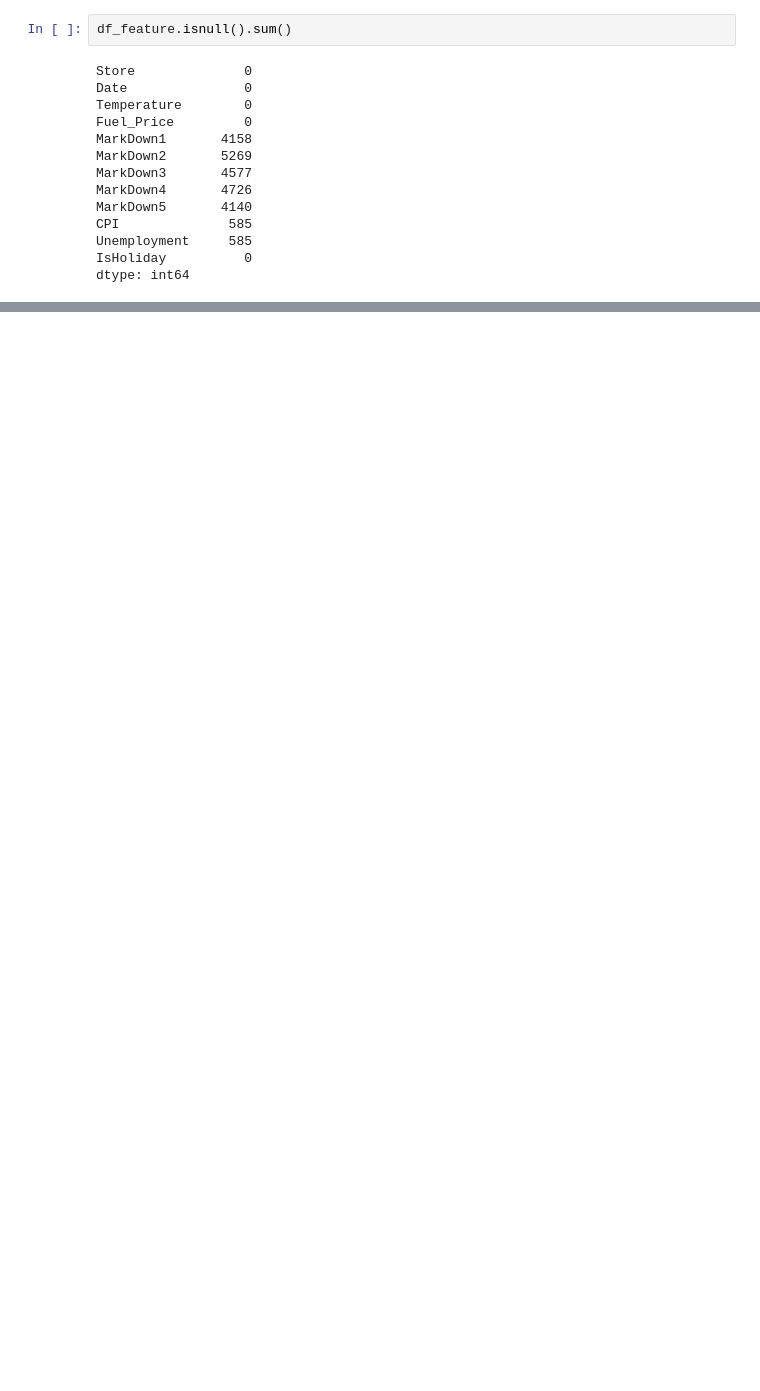
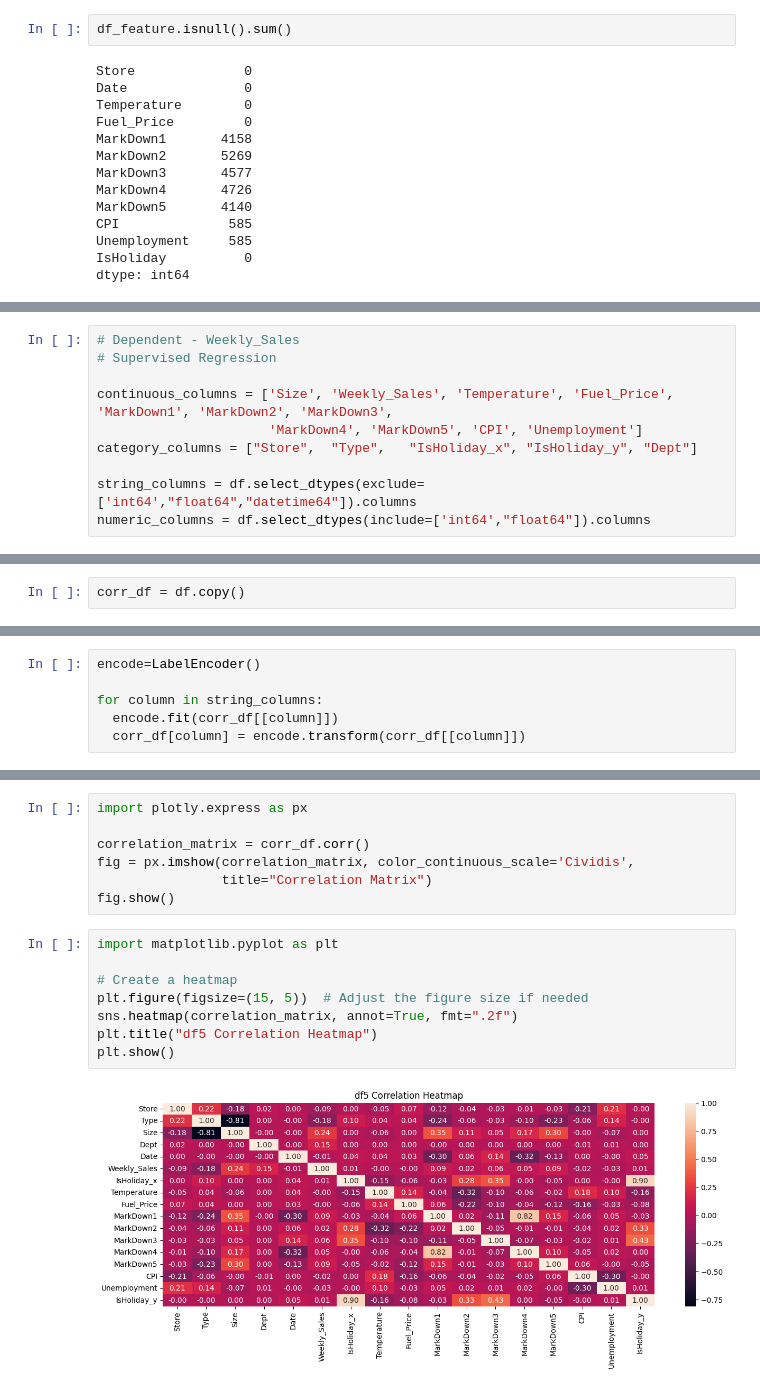
Before and after one commit to SriRamK345/Retail_Sales_Forecast, a Jupyter notebook: Samp1.ipynb, the cells around one changed output, grey strips where cells are left out. Drawn from its saved outputs; the diff is of its cells as text; blank space fills up the shorter version.

```diff
--- a/Samp1.ipynb
+++ b/Samp1.ipynb
@@ -111,0 +266,10 @@ dtype: int64
+# %%
+# Dependent - Weekly_Sales
+# Supervised Regression
+
+continuous_columns = ['Size', 'Weekly_Sales', 'Temperature', 'Fuel_Price', 'MarkDown1', 'MarkDown2', 'MarkDown3',
+                      'MarkDown4', 'MarkDown5', 'CPI', 'Unemployment']
+category_columns = ["Store",  "Type",   "IsHoliday_x", "IsHoliday_y", "Dept"]
+
+string_columns = df.select_dtypes(exclude=['int64',"float64","datetime64"]).columns
+numeric_columns = df.select_dtypes(include=['int64',"float64"]).columns
@@ -111,0 +297,2 @@ dtype: int64
+# %%
+corr_df = df.copy()
@@ -111,0 +301,6 @@ dtype: int64
+# %%
+encode=LabelEncoder()
+
+for column in string_columns:
+  encode.fit(corr_df[[column]])
+  corr_df[column] = encode.transform(corr_df[[column]])
@@ -111,0 +337,17 @@ dtype: int64
+# %%
+import plotly.express as px
+
+correlation_matrix = corr_df.corr()
+fig = px.imshow(correlation_matrix, color_continuous_scale='Cividis',
+                title="Correlation Matrix")
+fig.show()
+# %%
+import matplotlib.pyplot as plt
+
+# Create a heatmap
+plt.figure(figsize=(15, 5))  # Adjust the figure size if needed
+sns.heatmap(correlation_matrix, annot=True, fmt=".2f")
+plt.title("df5 Correlation Heatmap")
+plt.show()
+# %% [output]
+[figure, added]
```
Also changed, not shown: parts of 51 cells of this notebook.
